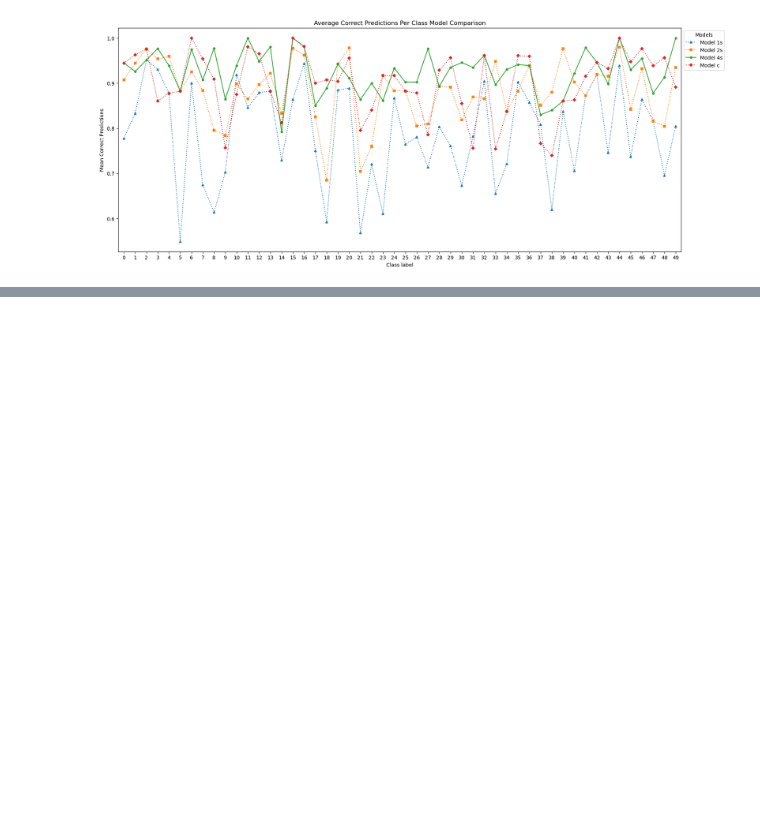
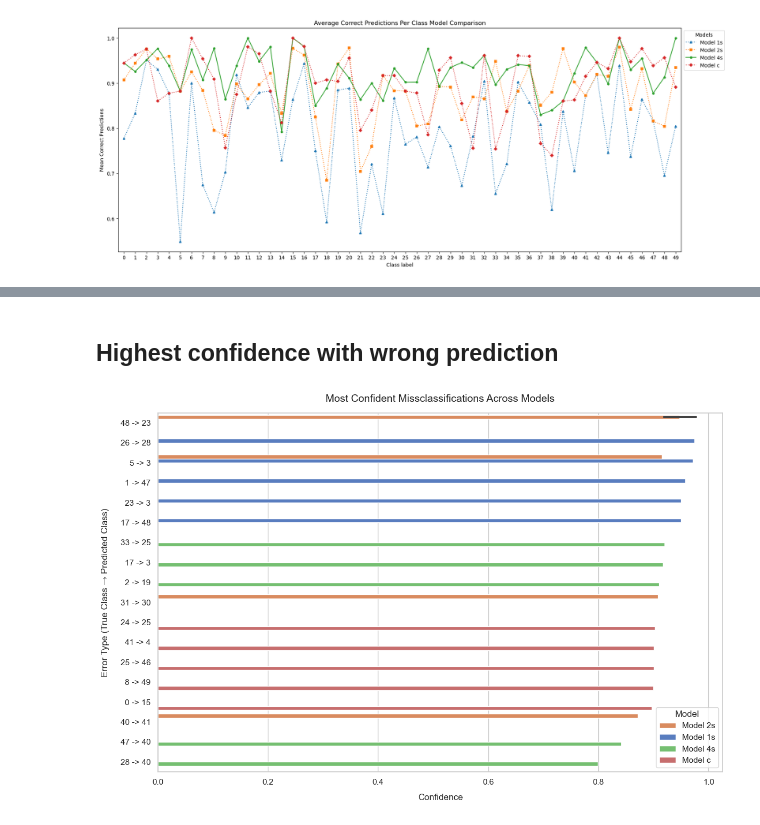
Before and after one commit to Yi-Shan-lin/Speaker-Recognition-using-ResNet-Embeddings, a Jupyter notebook: evaluations/eval_comparison.ipynb, the cells around one changed output, grey strips where cells are left out. Cells and saved outputs as stored; diff of their text form; code cells hidden in the pictures; blank space fills up the shorter version.

```diff
--- a/evaluations/eval_comparison.ipynb
+++ b/evaluations/eval_comparison.ipynb
@@ -153,0 +195,12 @@ plt.show()
+# %% [markdown]
+## Highest confidence with wrong prediction
+# %%
+confidence_1s = show_highest_confidence_false_pred(data_1s, 5)
+confidence_2s = show_highest_confidence_false_pred(data_2s, 5)
+confidence_4s = show_highest_confidence_false_pred(data_4s, 5)
+confidence_c = show_highest_confidence_false_pred(data_c, 5)
+# %%
+confidence_1s["Model"] = "Model 1s"
+confidence_2s["Model"] = "Model 2s"
+confidence_4s["Model"] = "Model 4s"
+confidence_c["Model"] = "Model c"
@@ -153,0 +211,33 @@ plt.show()
+# %%
+df_all_conf = pd.concat([confidence_1s, confidence_2s, confidence_4s, confidence_c], axis=0)
+df_all_conf = df_all_conf.sort_values(by = "Confidence", ascending= False)
+# %%
+# make sure colors stay consistent
+muted_palette = sns.color_palette("muted", 4)
+
+model_colors = {
+    "Model 1s": muted_palette[0],
+    "Model 2s": muted_palette[1],
+    "Model 4s": muted_palette[2],
+    "Model c": muted_palette[3]
+}
+# %%
+sns.set_theme(style="whitegrid")
+plt.figure(figsize=(12, 8))
+
+# Plotting horizontal bars grouped by Model
+sns.barplot(
+    data=df_all_conf,
+    y="Error pair",
+    x="Confidence",
+    hue="Model",
+    palette=model_colors
+)
+
+plt.title("Most Confident Missclassifications Across Models", fontsize=14, pad=15)
+plt.xlabel("Confidence", labelpad=10)
+plt.ylabel("Error Type (True Class → Predicted Class)", labelpad=15)
+plt.tight_layout()
+plt.show()
+# %% [output]
+[figure, added]
```
Also changed, not shown: parts of 10 cells of this notebook.
